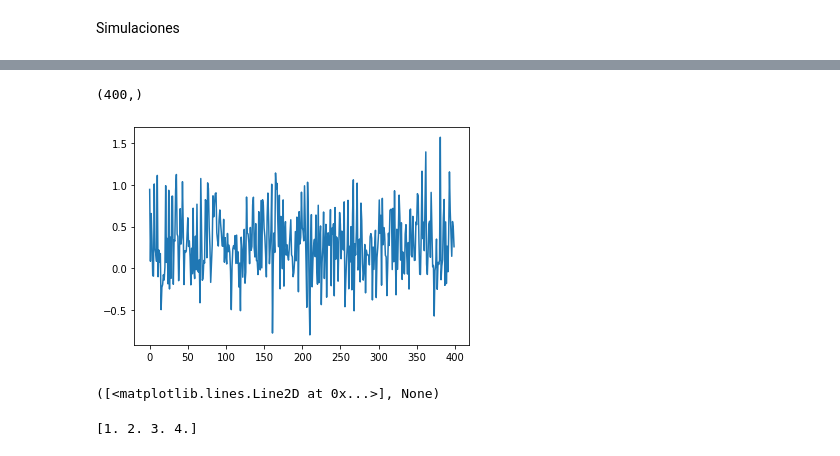
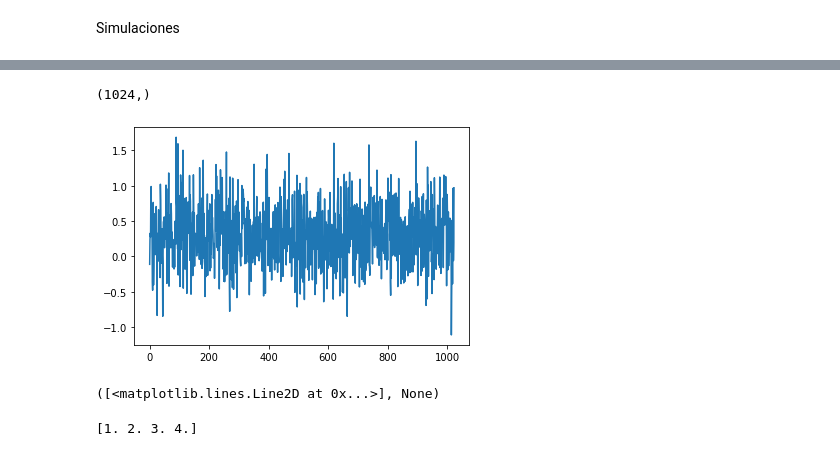
Before and after one commit to MartinVIllesca/Curso-teoria-informacion, a Jupyter notebook: simulacionesProyecto.ipynb, the cells around one changed output, grey strips where cells are left out. Drawn from its saved outputs; the diff is of its cells as text; code cells hidden in the pictures.

Commit message:
hermoseando los plots

```diff
--- a/simulacionesProyecto.ipynb
+++ b/simulacionesProyecto.ipynb
@@ -454,14 +475,14 @@ son dependientes
 # %%
 distribution = np.random.normal
-params = [{'loc': 0.3, 'scale': 0.4, 'size': 100},
-          {'loc': 0.3, 'scale': 0.4, 'size': 300}]
+params = [{'loc': 0.3, 'scale': 0.4},
+          {'loc': 0.3, 'scale': 0.4}]
 
 x = samplear(distribution, params)
 print(x.shape)
 plt.plot(x), plt.show()
 # %% [output]
-(400,)
+(1024,)
-[figure, old version]
+[figure, new version]
 ([<matplotlib.lines.Line2D at 0x...>], None)
 # %%
 aa = []
```
Also changed, not shown: parts of 9 cells of this notebook, 2 other files.
